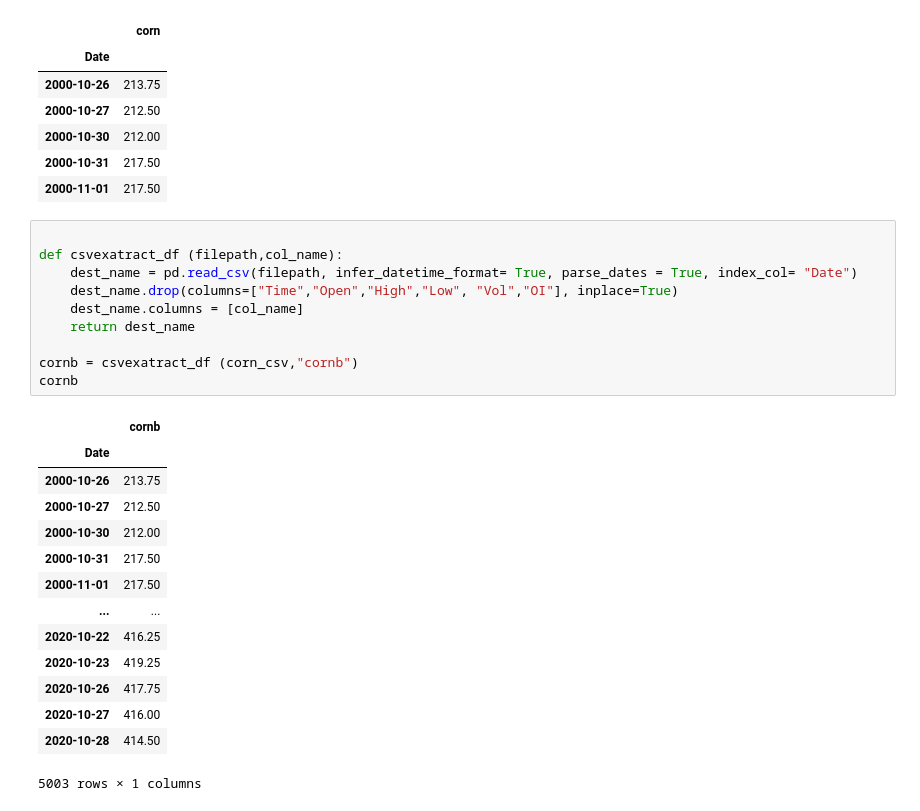
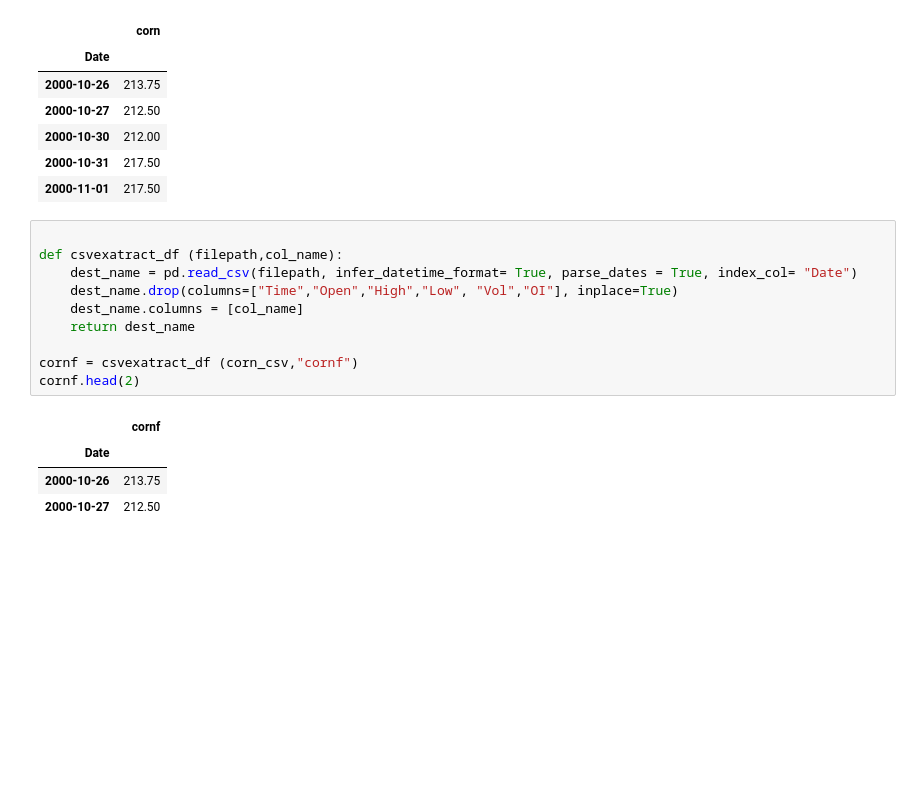
Before and after one commit to stew1922/data_farming, a Jupyter notebook: data/prices.ipynb, the cells around one changed output. Cells and saved outputs as stored; diff of their text form; blank space fills up the shorter version.

```diff
--- a/data/prices.ipynb
+++ b/data/prices.ipynb
@@ -115,27 +233,17 @@ df_corn.head()
 # %%
 
 def csvexatract_df (filepath,col_name):
     dest_name = pd.read_csv(filepath, infer_datetime_format= True, parse_dates = True, index_col= "Date")
     dest_name.drop(columns=["Time","Open","High","Low", "Vol","OI"], inplace=True)
     dest_name.columns = [col_name]
     return dest_name
 
-cornb = csvexatract_df (corn_csv,"cornb")
-cornb
+cornf = csvexatract_df (corn_csv,"cornf")
+cornf.head(2)
 # %% [output]
-|  | cornb |
+|  | cornf |
 | Date |  |
 | 2000-10-26 | 213.75 |
 | 2000-10-27 | 212.50 |
-| 2000-10-30 | 212.00 |
-| 2000-10-31 | 217.50 |
-| 2000-11-01 | 217.50 |
-| ... | ... |
-| 2020-10-22 | 416.25 |
-| 2020-10-23 | 419.25 |
-| 2020-10-26 | 417.75 |
-| 2020-10-27 | 416.00 |
-| 2020-10-28 | 414.50 |
-5003 rows × 1 columns
 # %%
 soybean_csv = Path("raw_data/soybeans_daily.csv")
```
Also changed, not shown: parts of 17 cells of this notebook, 1 other file.
